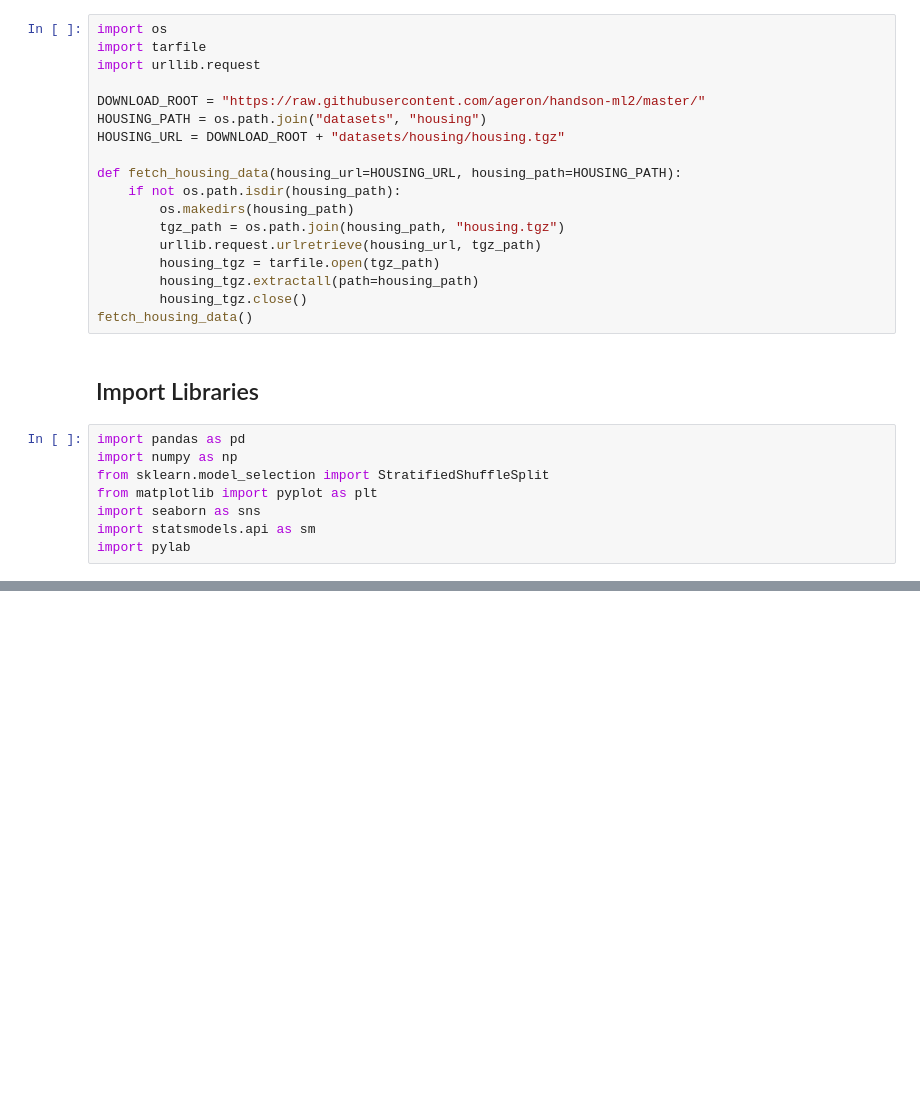
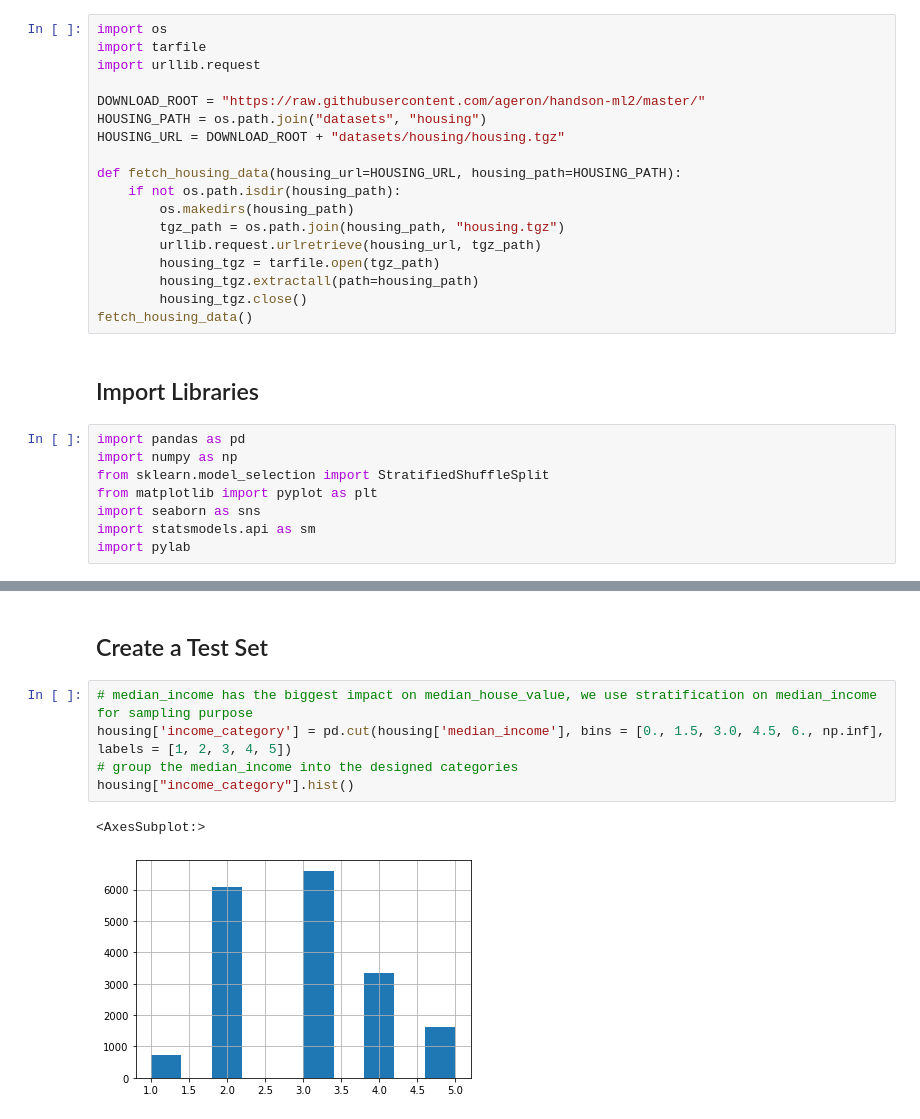
Before and after one commit to Peter-Hou/California-Housing-Price-Analysis-Project, a Jupyter notebook: California Housing Price Prediction Project (without the capped amount).ipynb, the cells around one changed output, grey strips where cells are left out. Cells and saved outputs as stored; diff of their text form; blank space fills up the shorter version.

```diff
--- a/California Housing Price Prediction Project (without the capped amount).ipynb
+++ b/California Housing Price Prediction Project (without the capped amount).ipynb
@@ -34,0 +96,10 @@ import pylab
+# %% [markdown]
+## Create a Test Set
+# %%
+# median_income has the biggest impact on median_house_value, we use stratification on median_income for sampling purpose
+housing['income_category'] = pd.cut(housing['median_income'], bins = [0., 1.5, 3.0, 4.5, 6., np.inf], labels = [1, 2, 3, 4, 5])
+# group the median_income into the designed categories
+housing["income_category"].hist()
+# %% [output]
+<AxesSubplot:>
+[figure, added]
```
Also changed, not shown: parts of 52 cells of this notebook, 1 other file.
